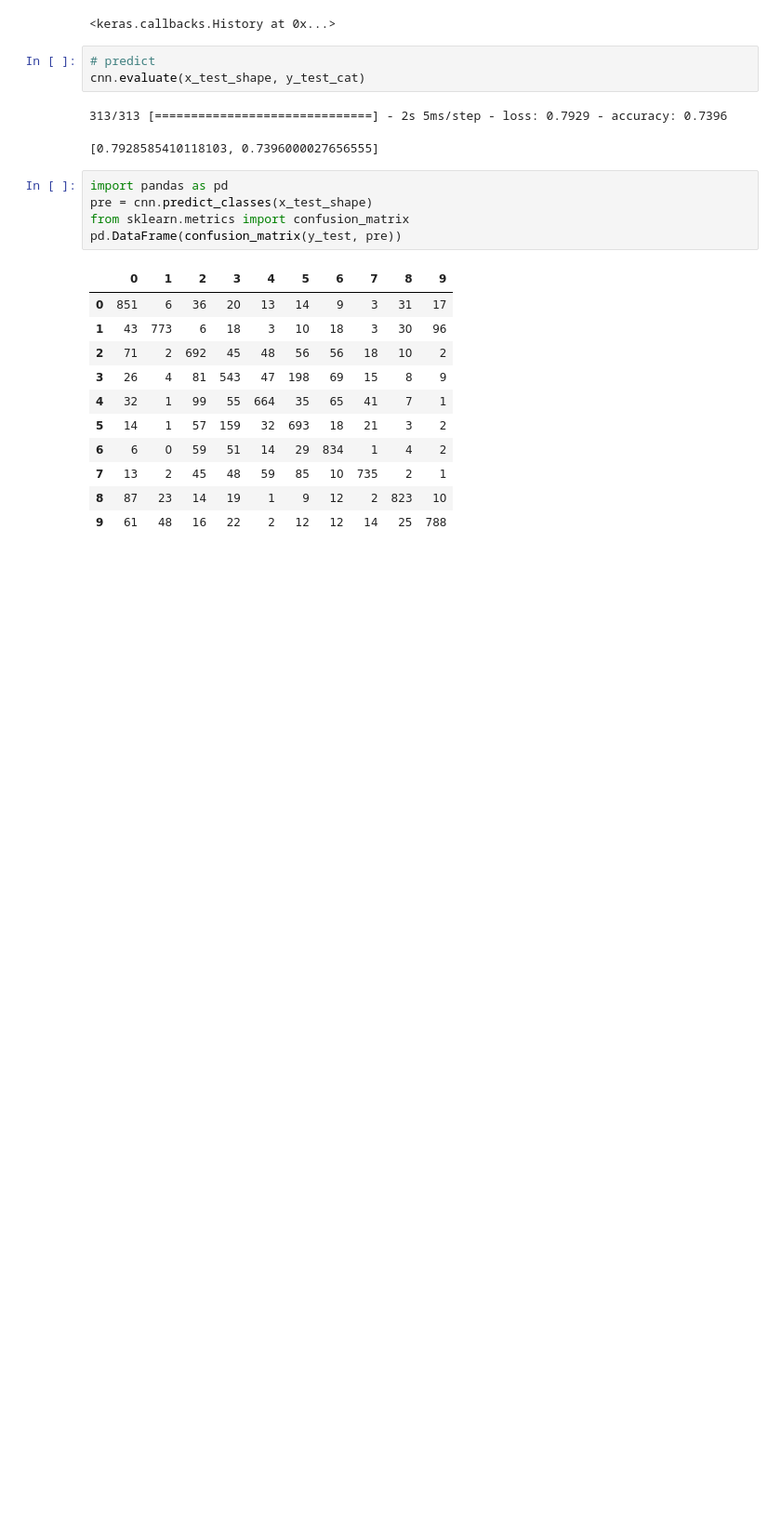
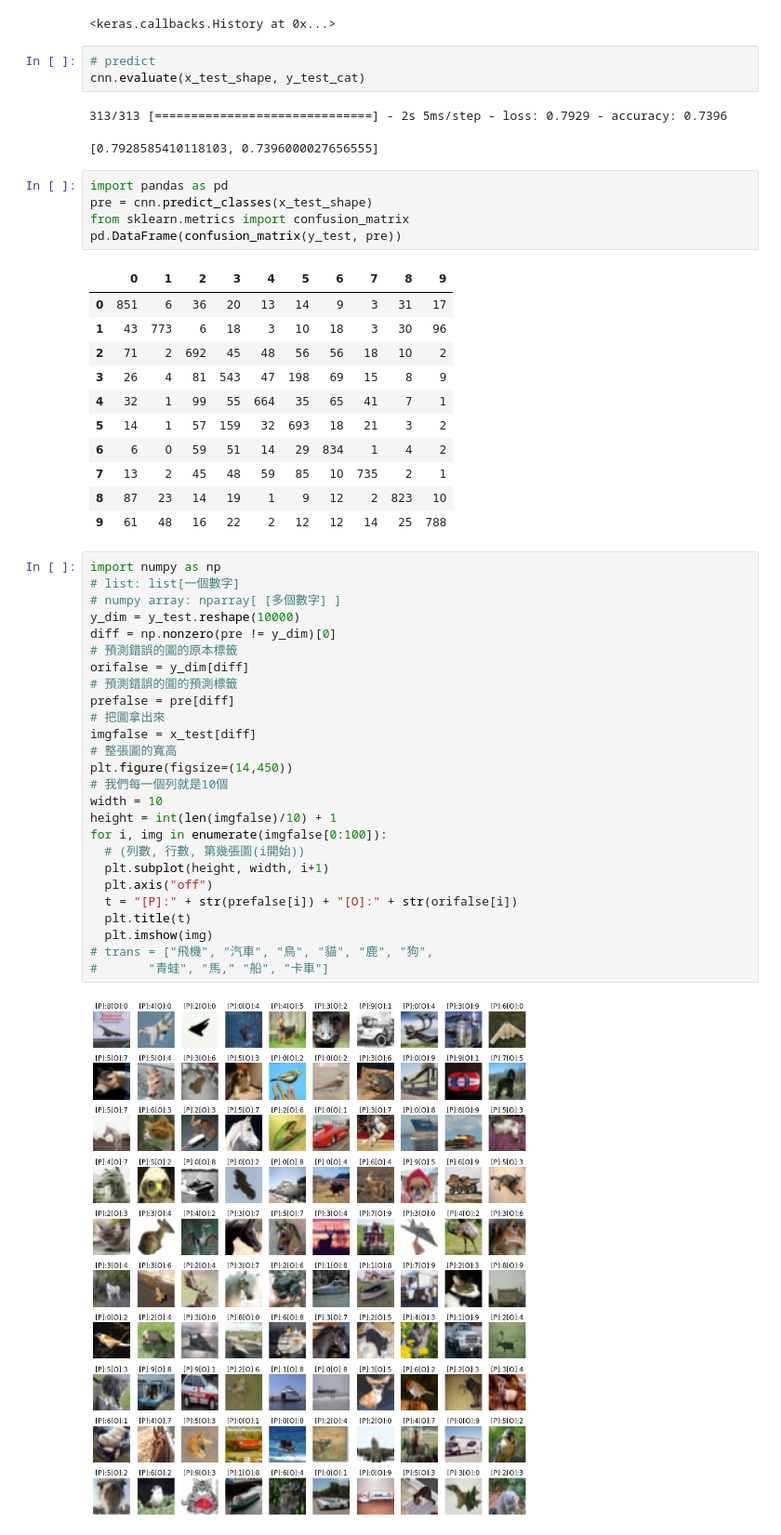
Before and after one commit to Yi-Wei-Lin/Tibame_ML_20210602, a Jupyter notebook: SimpleCNN.ipynb, the cells around one changed output. Shown at 93% size. Drawn from its saved outputs; the diff is of its cells as text; blank space fills up the shorter version.

```diff
--- a/SimpleCNN.ipynb
+++ b/SimpleCNN.ipynb
@@ -163,3 +163,31 @@ pd.DataFrame(confusion_matrix(y_test, pre))
 | 7 | 13 | 2 | 45 | 48 | 59 | 85 | 10 | 735 | 2 | 1 |
 | 8 | 87 | 23 | 14 | 19 | 1 | 9 | 12 | 2 | 823 | 10 |
 | 9 | 61 | 48 | 16 | 22 | 2 | 12 | 12 | 14 | 25 | 788 |
+# %%
+import numpy as np
+# list: list[一個數字]
+# numpy array: nparray[ [多個數字] ]
+y_dim = y_test.reshape(10000)
+diff = np.nonzero(pre != y_dim)[0]
+# 預測錯誤的圖的原本標籤
+orifalse = y_dim[diff]
+# 預測錯誤的圖的預測標籤
+prefalse = pre[diff]
+# 把圖拿出來
+imgfalse = x_test[diff]
+# 整張圖的寬高
+plt.figure(figsize=(14,450))
+# 我們每一個列就是10個
+width = 10
+height = int(len(imgfalse)/10) + 1
+for i, img in enumerate(imgfalse[0:100]):
+  # (列數, 行數, 第幾張圖(i開始))
+  plt.subplot(height, width, i+1)
+  plt.axis("off")
+  t = "[P]:" + str(prefalse[i]) + "[O]:" + str(orifalse[i])
+  plt.title(t)
+  plt.imshow(img)
+# trans = ["飛機", "汽車", "鳥", "貓", "鹿", "狗",
+#       "青蛙", "馬," "船", "卡車"]
+# %% [output]
+[figure, added]
```
